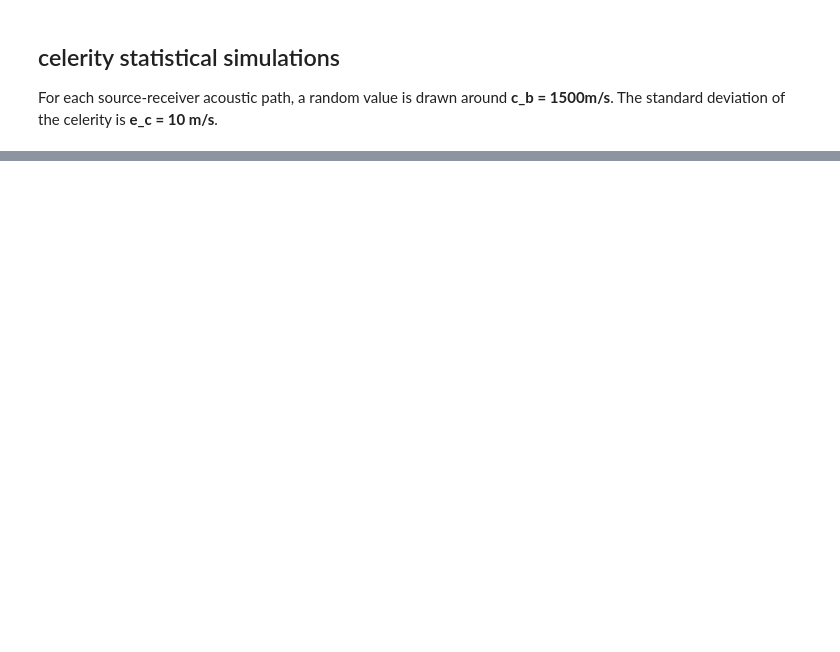
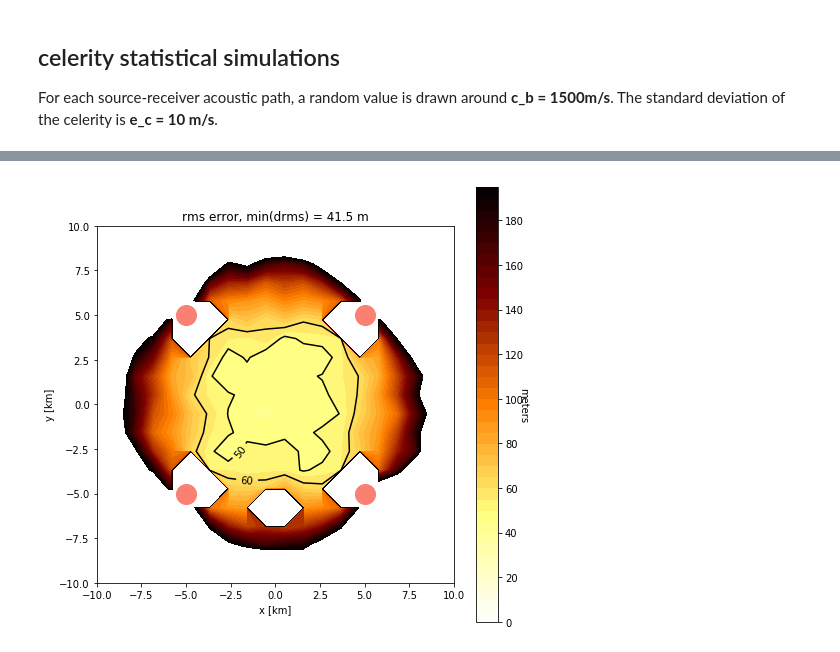
Before and after one commit to ponchama/Cognac_Acoustique, a Jupyter notebook: Geolocation/demo_in_progress.ipynb, the cells around one changed output, grey strips where cells are left out. Cells and saved outputs as stored; diff of their text form; code cells hidden in the pictures; blank space fills up the shorter version.

```diff
--- a/Geolocation/demo_in_progress.ipynb
+++ b/Geolocation/demo_in_progress.ipynb
@@ -278,3 +298,11 @@ def simu (r, sources, Nmc) :
     biais_y = y.mean()-r.y
     biais = np.sqrt(biais_x**2 + biais_y**2)
     return (d_rms, biais)
+# %%
+### grid
+Lx = 20.* 1.e3
+Ly = Lx
+
+xt = np.linspace(-Lx/2.,Lx/2.,20)   # affiner la grille ensuite avec 30 ou 50 valeurs
+yt = np.linspace(-Ly/2.,Ly/2.,20)
+Xt, Yt = np.meshgrid(xt,yt)
@@ -321,0 +354,28 @@ np.save('Biais', Biais)
+# %%
+RMS1 = np.load('RMS_20_20.npy')
+Biais1 = np.load('Biais_20_20.npy')
+# %%
+### plot the error map
+
+cmap = plt.get_cmap('afmhot_r')
+
+plt.figure(figsize=(8,8))
+ax=plt.subplot(111)
+lvls=np.arange(0.,2.e2,5.)
+plt.contourf(Xt/1.e3,Yt/1.e3,RMS1,lvls, cmap=cmap)  #,lvls
+cbar = plt.colorbar()
+cbar.ax.set_ylabel('meters', rotation=270)
+
+CS = plt.contour(Xt/1.e3,Yt/1.e3,RMS1,[50,60],colors='k')
+plt.clabel(CS, [50,60],  # label every second level
+           inline=1,
+           fmt='%1.0f',
+           fontsize=10)
+[s.plot() for s in sources]
+plt.xlabel('x [km]')
+plt.ylabel('y [km]')
+plt.title('rms error, min(drms) = %.1f m' % RMS1.min())
+ax.set_aspect('equal')
+plt.show()
+# %% [output]
+[figure, added]
```
Also changed, not shown: parts of 22 cells of this notebook.
